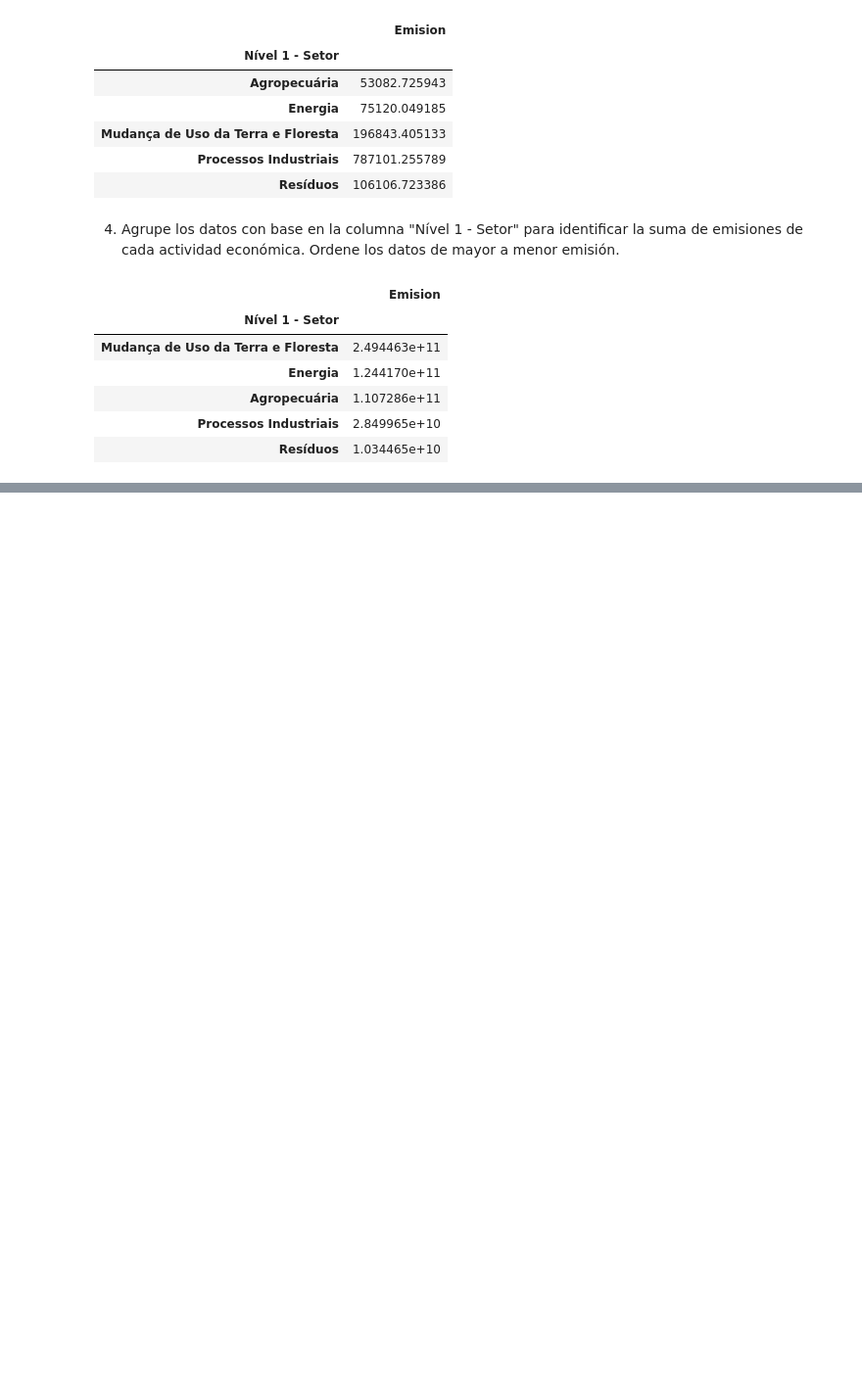
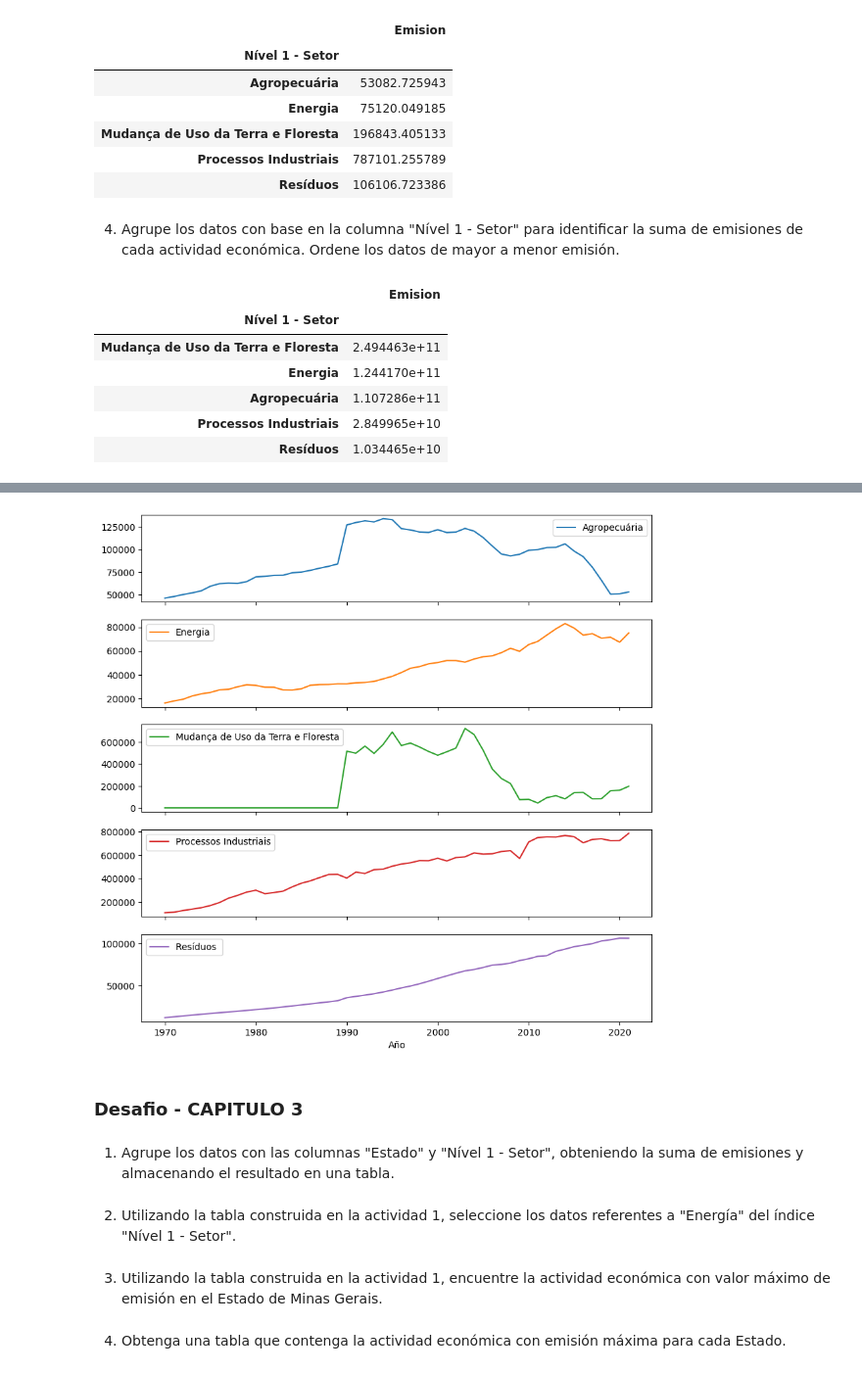
Before and after one commit to Luis1g/Panda_Agrupamiento, a Jupyter notebook: Desafio.ipynb, the cells around one changed output, grey strips where cells are left out. Shown: that part at 98% size. Cells and saved outputs as stored; diff of their text form; code cells hidden in the pictures; blank space fills up the shorter version.

Commit message:
Actualizar archivos para capitulo 3

```diff
--- a/Desafio.ipynb
+++ b/Desafio.ipynb
@@ -137,0 +142,3 @@ emision_por_año.groupby("Nível 1 - Setor")[["Emision"]].sum().sort_values("Emi
+# %%
+emision_sectores = emision_por_año.pivot_table(values = 'Emision', index = 'Año', columns = 'Nível 1 - Setor', aggfunc = 'mean')
+emision_sectores
@@ -137,0 +164,14 @@ emision_por_año.groupby("Nível 1 - Setor")[["Emision"]].sum().sort_values("Emi
+# %%
+emision_sectores.plot(subplots = True, figsize = (10,10));
+# %% [output]
+[figure, added]
+# %% [markdown]
+### **Desafio - CAPITULO 3**
+# %% [markdown]
+1. Agrupe los datos con las columnas "Estado" y "Nível 1 - Setor", obteniendo la suma de emisiones y almacenando el resultado en una tabla.
+# %% [markdown]
+2. Utilizando la tabla construida en la actividad 1, seleccione los datos referentes a "Energía" del índice "Nível 1 - Setor".
+# %% [markdown]
+3. Utilizando la tabla construida en la actividad 1, encuentre la actividad económica con valor máximo de emisión en el Estado de Minas Gerais.
+# %% [markdown]
+4. Obtenga una tabla que contenga la actividad económica con emisión máxima para cada Estado.
```
Also changed, not shown: parts of 6 cells of this notebook, 1 other file.
